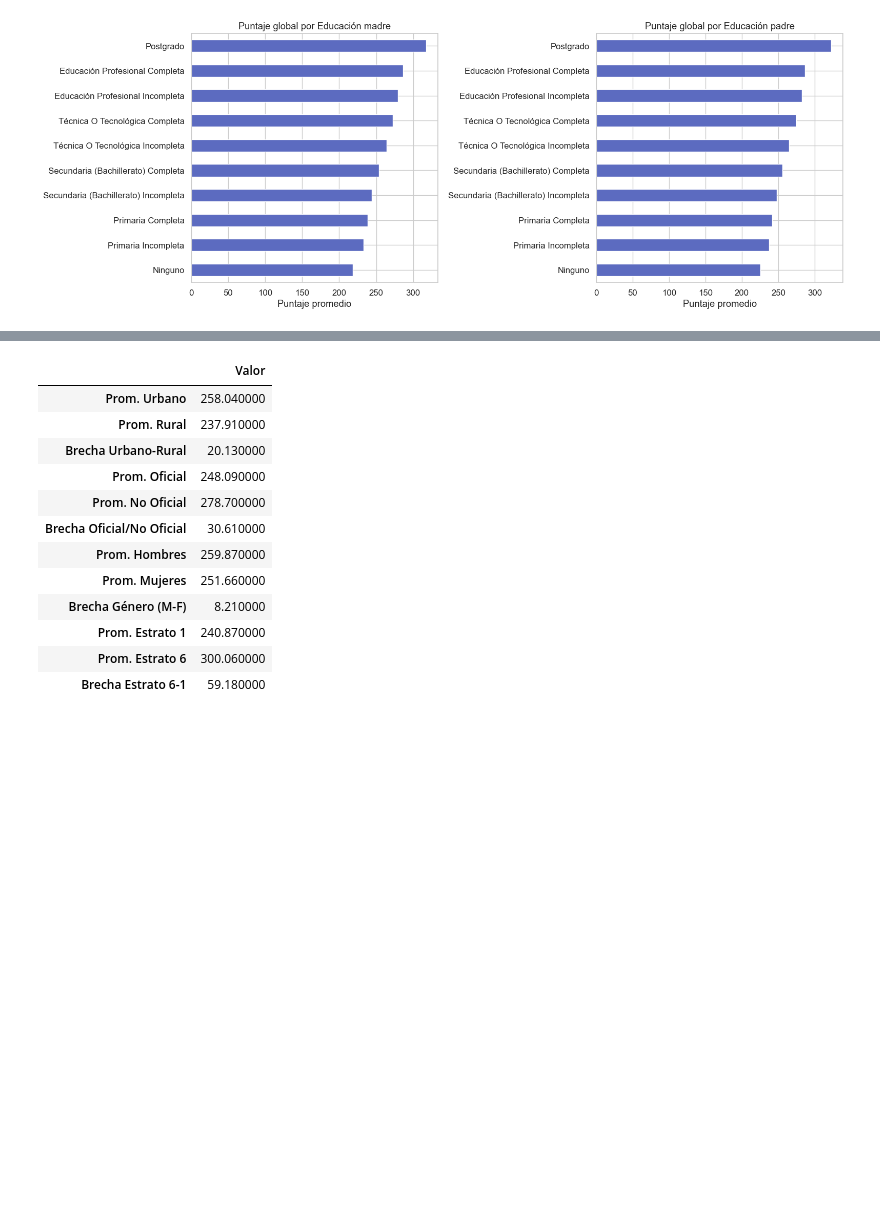
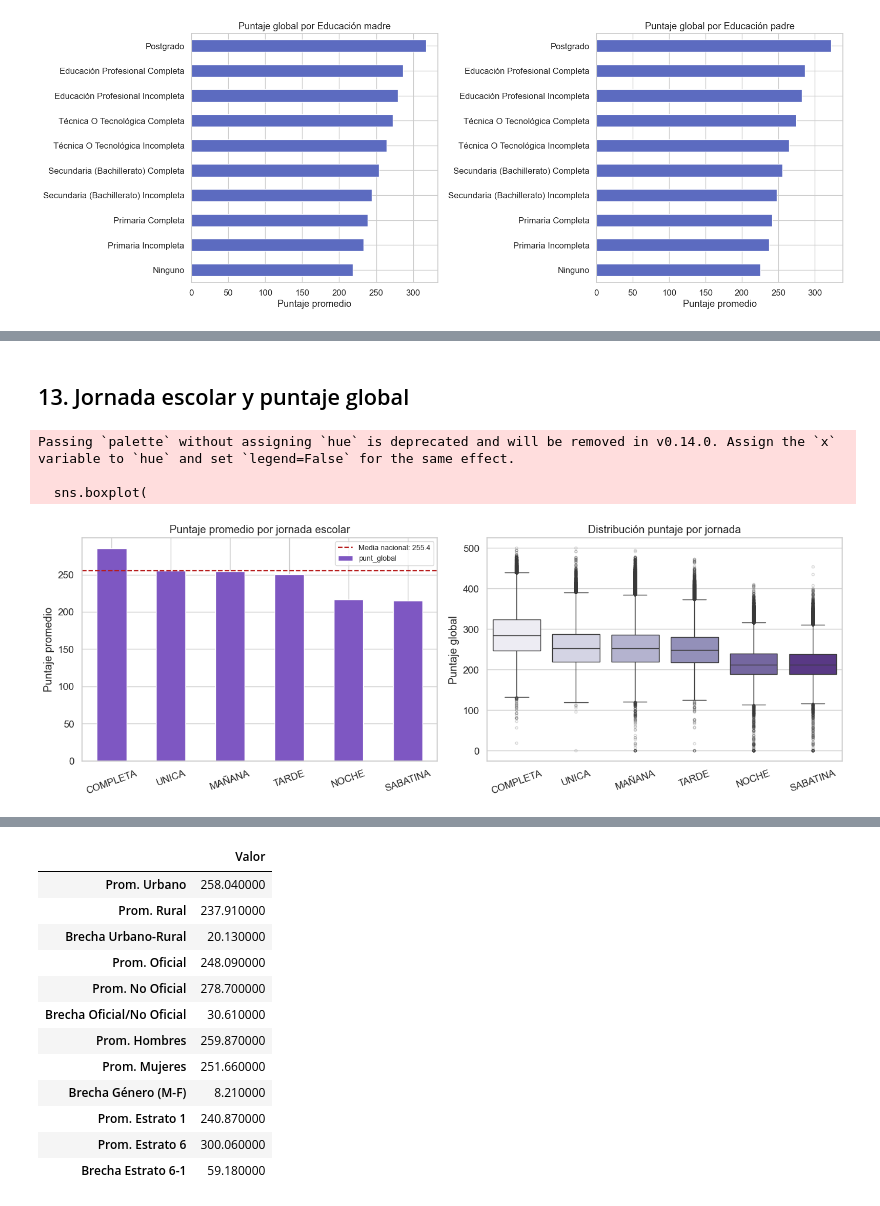
Before and after one commit to liturriago/EquidadAlgoritmica-SaberXAI, a Jupyter notebook: notebooks/02_estudio_datos.ipynb, the cells around one changed output, grey strips where cells are left out. Cells and saved outputs as stored; diff of their text form; code cells hidden in the pictures; blank space fills up the shorter version.

```diff
--- a/notebooks/02_estudio_datos.ipynb
+++ b/notebooks/02_estudio_datos.ipynb
@@ -304,0 +343,40 @@ plt.show()
+# %% [markdown]
+## 13. Jornada escolar y puntaje global
+# %%
+media_jornada = (
+    df[df["cole_jornada"].notna()]
+    .groupby("cole_jornada")["punt_global"]
+    .mean()
+    .sort_values(ascending=False)
+)
+
+fig, axes = plt.subplots(1, 2, figsize=(FIG_W, FIG_H))
+
+ax = axes[0]
+media_jornada.plot.bar(ax=ax, color="#7E57C2", edgecolor="white")
+ax.axhline(df["punt_global"].mean(), color="#B71C1C", ls="--", lw=1.5,
+           label=f'Media nacional: {df["punt_global"].mean():.1f}')
+ax.set_title("Puntaje promedio por jornada escolar")
+ax.set_xlabel("")
+ax.set_ylabel("Puntaje promedio")
+ax.tick_params(axis="x", rotation=20)
+ax.legend(fontsize=9)
+
+ax2 = axes[1]
+sns.boxplot(
+    data=df[df["cole_jornada"].notna()], x="cole_jornada", y="punt_global",
+    order=media_jornada.index.tolist(), palette="Purples",
+    flierprops=dict(marker=".", alpha=0.2), ax=ax2
+)
+ax2.set_title("Distribución puntaje por jornada")
+ax2.set_xlabel("")
+ax2.set_ylabel("Puntaje global")
+ax2.tick_params(axis="x", rotation=20)
+
+plt.tight_layout()
+plt.show()
+# %% [output]
+Passing `palette` without assigning `hue` is deprecated and will be removed in v0.14.0. Assign the `x` variable to `hue` and set `legend=False` for the same effect.
+
+  sns.boxplot(
+[figure, added]
```
Also changed, not shown: parts of 12 cells of this notebook.
